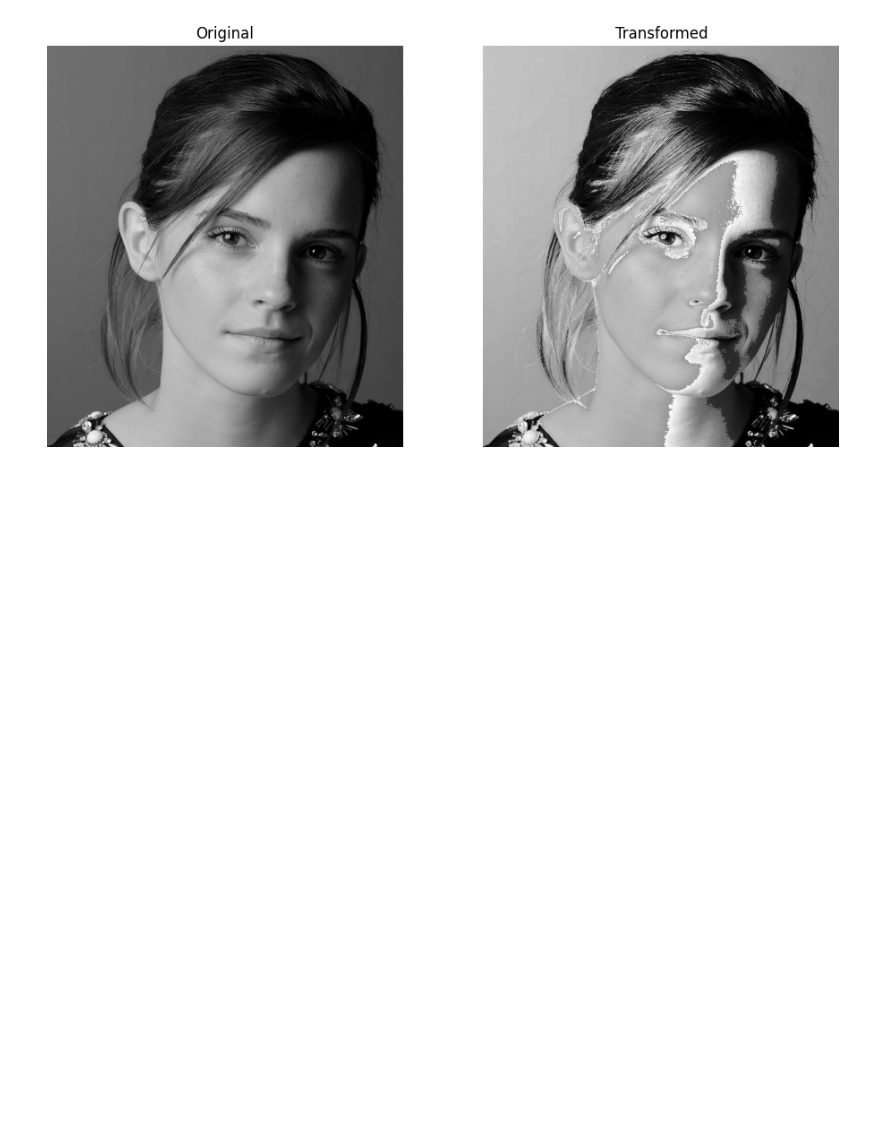
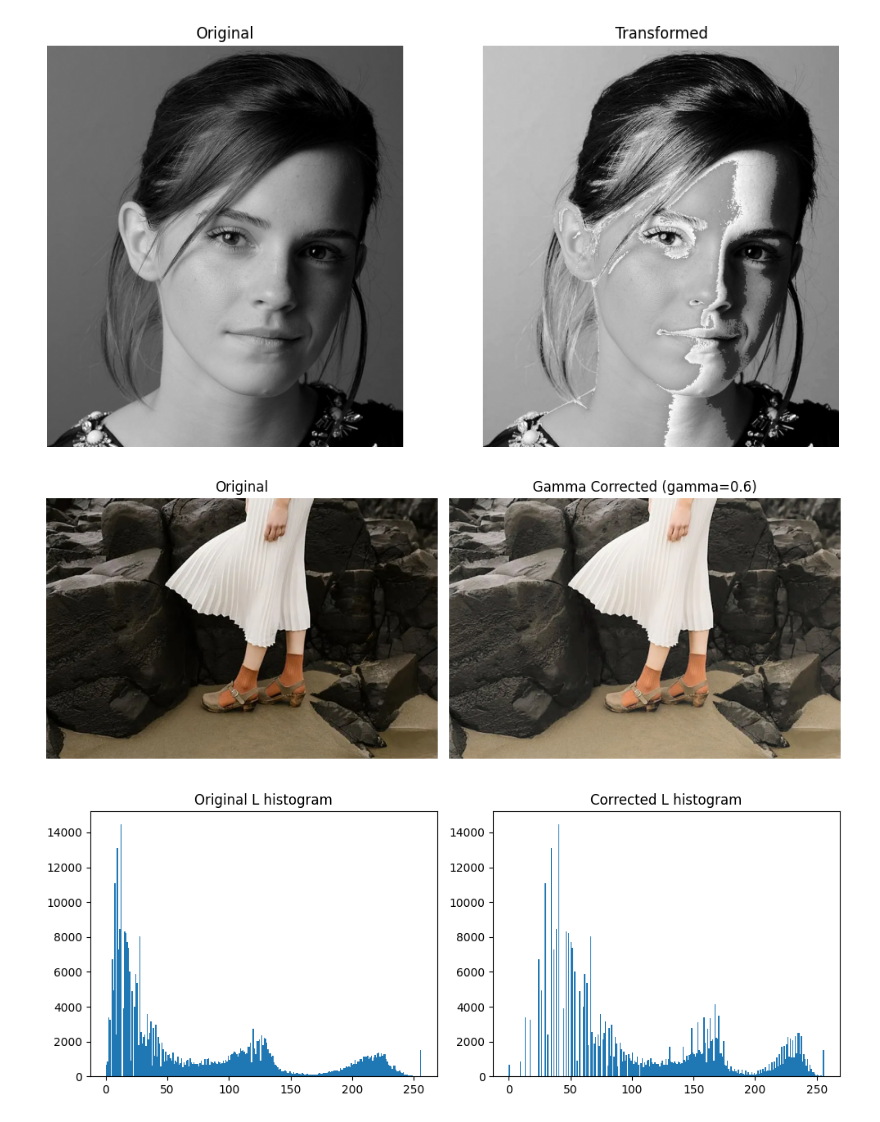
Before and after one commit to AyubUmair/Agentic-RAG-System, a Jupyter notebook: EN3160.ipynb, the cells around one changed output. Cells and saved outputs as stored; diff of their text form; code cells hidden in the pictures; blank space fills up the shorter version.

Commit message:
Implemented Gamma correctin

```diff
--- a/EN3160.ipynb
+++ b/EN3160.ipynb
@@ -45,3 +45,58 @@ plt.show()
 # %% [output]
 [figure]
 [figure]
+# %%
+import cv2 as cv
+import numpy as np
+import matplotlib.pyplot as plt
+
+# Load the image
+img = cv.imread('Image for gamma correction.png')
+
+if img is None:
+    print("Error: Could not load image. Please check the file name.")
+else:
+
+    lab = cv.cvtColor(img, cv.COLOR_BGR2LAB)
+    L, a, b = cv.split(lab)
+
+
+    gamma = 0.6   # <1 brightens shadows, >1 darkens/increases contrast
+    L_norm = L / 255.0
+    L_corrected = np.power(L_norm, gamma) * 255.0
+    L_corrected = L_corrected.astype(np.uint8)
+
+
+    lab_corrected = cv.merge([L_corrected, a, b])
+    img_corrected = cv.cvtColor(lab_corrected, cv.COLOR_LAB2BGR)
+
+
+    fig_img, ax_img = plt.subplots(1, 2, figsize=(10, 5))
+
+
+    ax_img[0].imshow(cv.cvtColor(img, cv.COLOR_BGR2RGB))
+    ax_img[0].set_title('Original')
+    ax_img[0].axis('off')
+
+
+    ax_img[1].imshow(cv.cvtColor(img_corrected, cv.COLOR_BGR2RGB))
+    ax_img[1].set_title(f'Gamma Corrected (gamma={gamma})')
+    ax_img[1].axis('off')
+
+    plt.tight_layout()
+    plt.show()
+
+    # --- Display Histograms ---
+    fig_hist, ax_hist = plt.subplots(1, 2, figsize=(10, 4))
+
+    ax_hist[0].hist(L.ravel(), 256, [0, 256])
+    ax_hist[0].set_title('Original L histogram')
+
+    ax_hist[1].hist(L_corrected.ravel(), 256, [0, 256])
+    ax_hist[1].set_title('Corrected L histogram')
+
+    plt.tight_layout()
+    plt.show()
+# %% [output]
+[figure, added]
+[figure, added]
```
